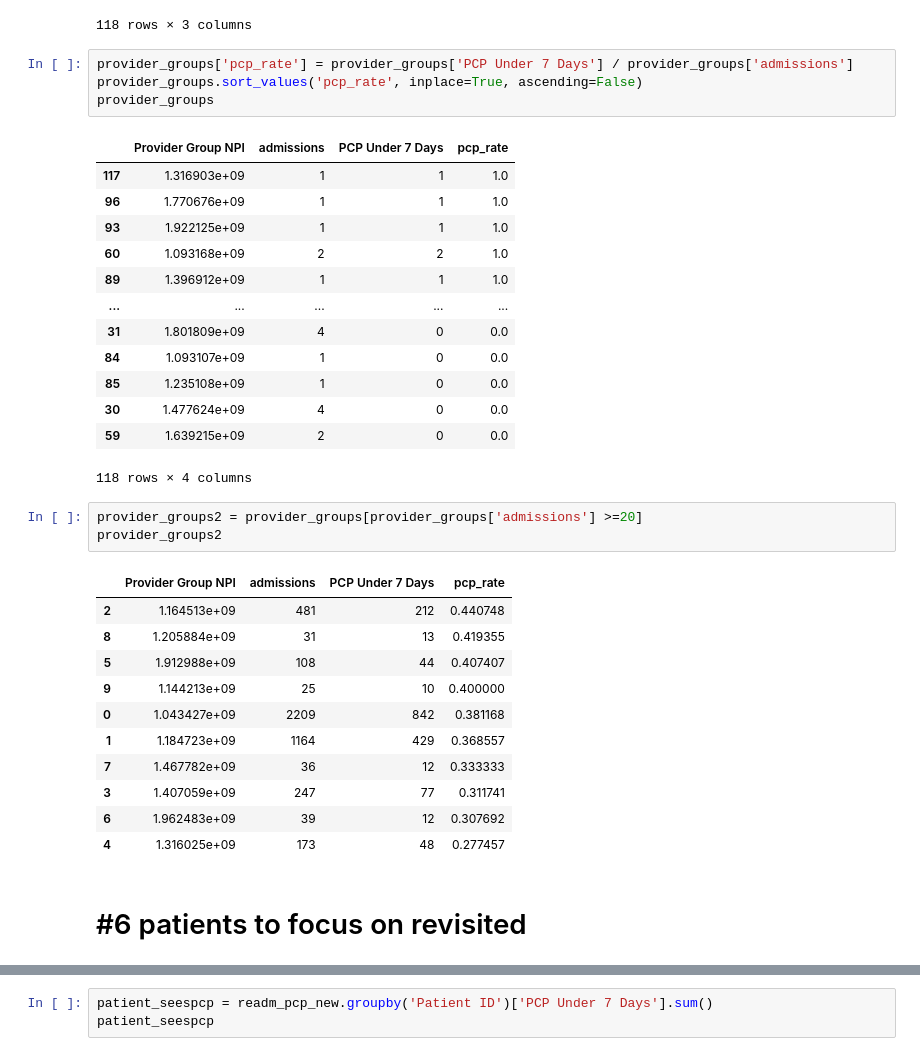
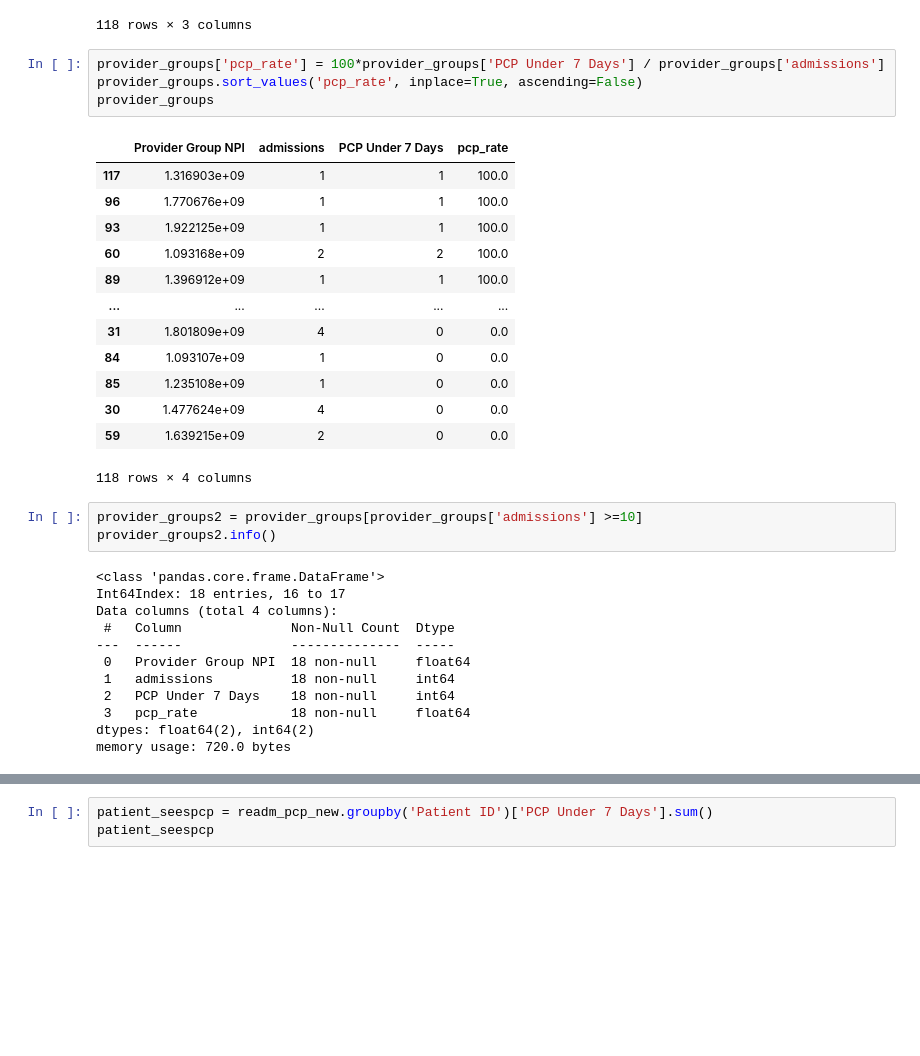
Before and after one commit to Engu12/hospital-readmission_pandas, a Jupyter notebook: hilber_notebook.ipynb, the cells around one changed output, grey strips where cells are left out. Drawn from its saved outputs; the diff is of its cells as text; blank space fills up the shorter version.

```diff
--- a/hilber_notebook.ipynb
+++ b/hilber_notebook.ipynb
@@ -1010,16 +1139,16 @@ provider_groups
 | 117 | 1.316903e+09 | 1 | 1 |
 118 rows × 3 columns
 # %%
-provider_groups['pcp_rate'] = provider_groups['PCP Under 7 Days'] / provider_groups['admissions']
+provider_groups['pcp_rate'] = 100*provider_groups['PCP Under 7 Days'] / provider_groups['admissions']
 provider_groups.sort_values('pcp_rate', inplace=True, ascending=False)
 provider_groups
 # %% [output]
 |  | Provider Group NPI | admissions | PCP Under 7 Days | pcp_rate |
-| 117 | 1.316903e+09 | 1 | 1 | 1.0 |
-| 96 | 1.770676e+09 | 1 | 1 | 1.0 |
-| 93 | 1.922125e+09 | 1 | 1 | 1.0 |
-| 60 | 1.093168e+09 | 2 | 2 | 1.0 |
-| 89 | 1.396912e+09 | 1 | 1 | 1.0 |
+| 117 | 1.316903e+09 | 1 | 1 | 100.0 |
+| 96 | 1.770676e+09 | 1 | 1 | 100.0 |
+| 93 | 1.922125e+09 | 1 | 1 | 100.0 |
+| 60 | 1.093168e+09 | 2 | 2 | 100.0 |
+| 89 | 1.396912e+09 | 1 | 1 | 100.0 |
 | ... | ... | ... | ... | ... |
 | 31 | 1.801809e+09 | 4 | 0 | 0.0 |
 | 84 | 1.093107e+09 | 1 | 0 | 0.0 |
@@ -1028,19 +1157,17 @@ provider_groups
 | 59 | 1.639215e+09 | 2 | 0 | 0.0 |
 118 rows × 4 columns
 # %%
-provider_groups2 = provider_groups[provider_groups['admissions'] >=20]
-provider_groups2
+provider_groups2 = provider_groups[provider_groups['admissions'] >=10]
+provider_groups2.info()
 # %% [output]
-|  | Provider Group NPI | admissions | PCP Under 7 Days | pcp_rate |
-| 2 | 1.164513e+09 | 481 | 212 | 0.440748 |
-| 8 | 1.205884e+09 | 31 | 13 | 0.419355 |
-| 5 | 1.912988e+09 | 108 | 44 | 0.407407 |
-| 9 | 1.144213e+09 | 25 | 10 | 0.400000 |
-| 0 | 1.043427e+09 | 2209 | 842 | 0.381168 |
-| 1 | 1.184723e+09 | 1164 | 429 | 0.368557 |
-| 7 | 1.467782e+09 | 36 | 12 | 0.333333 |
-| 3 | 1.407059e+09 | 247 | 77 | 0.311741 |
-| 6 | 1.962483e+09 | 39 | 12 | 0.307692 |
-| 4 | 1.316025e+09 | 173 | 48 | 0.277457 |
+<class 'pandas.core.frame.DataFrame'>
+Int64Index: 18 entries, 16 to 17
+Data columns (total 4 columns):
+ #   Column              Non-Null Count  Dtype
+---  ------              --------------  -----
+ 0   Provider Group NPI  18 non-null     float64
+ 1   admissions          18 non-null     int64
+ 2   PCP Under 7 Days    18 non-null     int64
+ 3   pcp_rate            18 non-null     float64
+dtypes: float64(2), int64(2)
+memory usage: 720.0 bytes
-# %% [markdown]
-# #6 patients to focus on revisited
```
Also changed, not shown: parts of 50 cells of this notebook, 6 other files.
